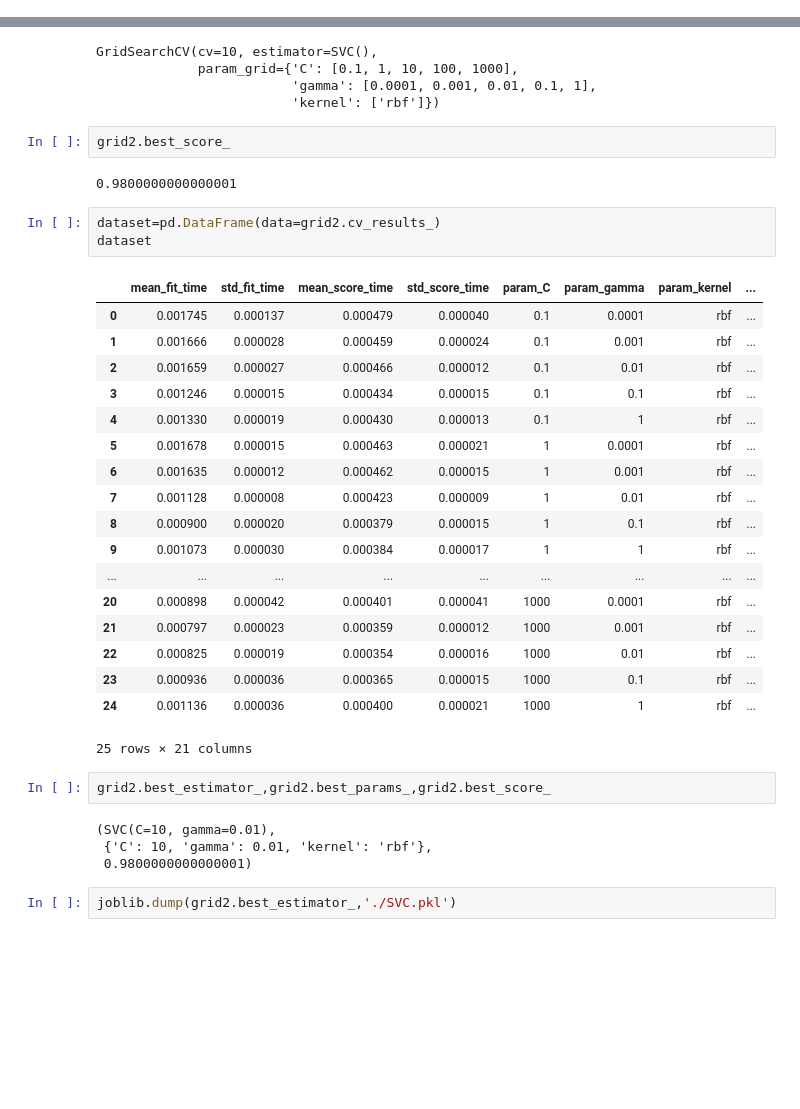
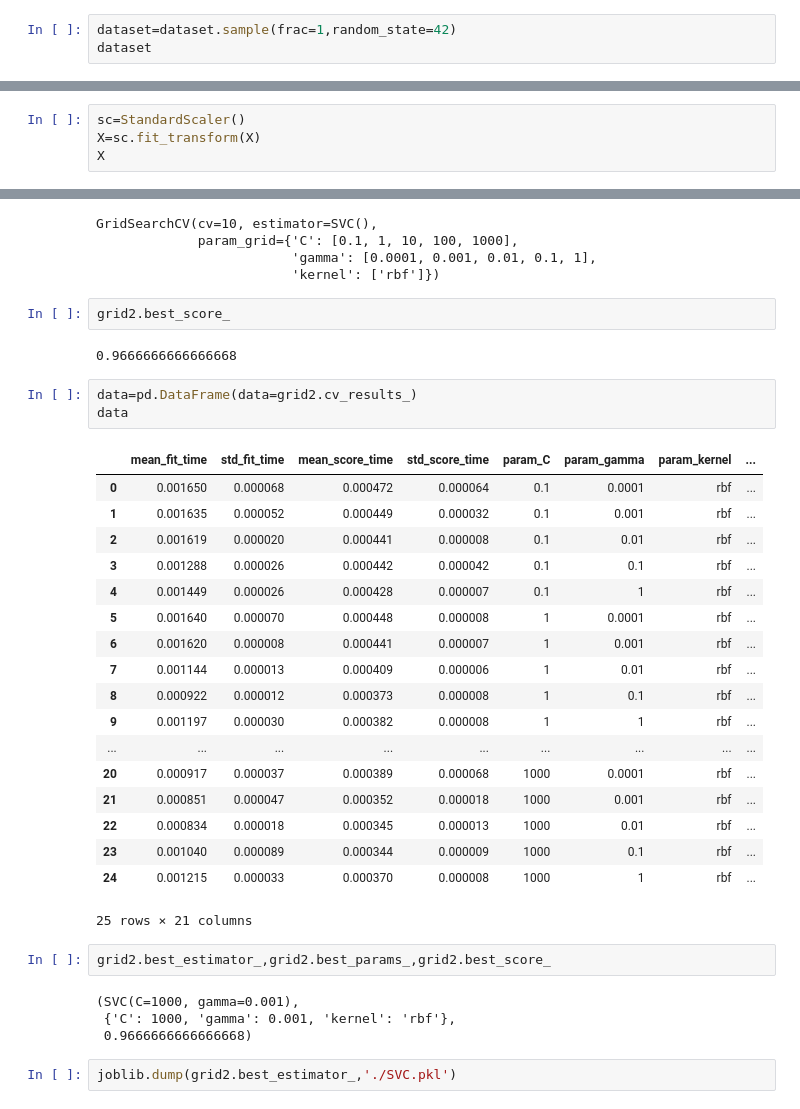
Before and after one commit to PriyankaSharma0925/Kaggle, a Jupyter notebook: irisgridsearchcv.ipynb, the cells around one changed output, grey strips where cells are left out. Drawn from its saved outputs; the diff is of its cells as text; blank space fills up the shorter version.

```diff
--- a/irisgridsearchcv.ipynb
+++ b/irisgridsearchcv.ipynb
@@ -65,3 +71,6 @@ dataset.head()
 | 2 | 4.7 | 3.2 | 1.3 | 0.2 | Iris-setosa |
 | 3 | 4.6 | 3.1 | 1.5 | 0.2 | Iris-setosa |
 | 4 | 5.0 | 3.6 | 1.4 | 0.2 | Iris-setosa |
+# %%
+dataset=dataset.sample(frac=1,random_state=42)
+dataset
@@ -74,3 +117,7 @@ y=dataset.iloc[:,-1].values
 # ****normnalizing the parameters
 # %%
 from sklearn.preprocessing import StandardScaler
+# %%
+sc=StandardScaler()
+X=sc.fit_transform(X)
+X
@@ -167,35 +242,35 @@ GridSearchCV(cv=10, estimator=SVC(),
 # %%
 grid2.best_score_
 # %% [output]
-0.9800000000000001
+0.9666666666666668
 # %%
-dataset=pd.DataFrame(data=grid2.cv_results_)
-dataset
+data=pd.DataFrame(data=grid2.cv_results_)
+data
 # %% [output]
 |  | mean_fit_time | std_fit_time | mean_score_time | std_score_time | param_C | param_gamma | param_kernel | ... |
-| 0 | 0.001745 | 0.000137 | 0.000479 | 0.000040 | 0.1 | 0.0001 | rbf | ... |
-| 1 | 0.001666 | 0.000028 | 0.000459 | 0.000024 | 0.1 | 0.001 | rbf | ... |
-| 2 | 0.001659 | 0.000027 | 0.000466 | 0.000012 | 0.1 | 0.01 | rbf | ... |
-| 3 | 0.001246 | 0.000015 | 0.000434 | 0.000015 | 0.1 | 0.1 | rbf | ... |
-| 4 | 0.001330 | 0.000019 | 0.000430 | 0.000013 | 0.1 | 1 | rbf | ... |
-| 5 | 0.001678 | 0.000015 | 0.000463 | 0.000021 | 1 | 0.0001 | rbf | ... |
-| 6 | 0.001635 | 0.000012 | 0.000462 | 0.000015 | 1 | 0.001 | rbf | ... |
-| 7 | 0.001128 | 0.000008 | 0.000423 | 0.000009 | 1 | 0.01 | rbf | ... |
-| 8 | 0.000900 | 0.000020 | 0.000379 | 0.000015 | 1 | 0.1 | rbf | ... |
-| 9 | 0.001073 | 0.000030 | 0.000384 | 0.000017 | 1 | 1 | rbf | ... |
+| 0 | 0.001650 | 0.000068 | 0.000472 | 0.000064 | 0.1 | 0.0001 | rbf | ... |
+| 1 | 0.001635 | 0.000052 | 0.000449 | 0.000032 | 0.1 | 0.001 | rbf | ... |
+| 2 | 0.001619 | 0.000020 | 0.000441 | 0.000008 | 0.1 | 0.01 | rbf | ... |
+| 3 | 0.001288 | 0.000026 | 0.000442 | 0.000042 | 0.1 | 0.1 | rbf | ... |
+| 4 | 0.001449 | 0.000026 | 0.000428 | 0.000007 | 0.1 | 1 | rbf | ... |
+| 5 | 0.001640 | 0.000070 | 0.000448 | 0.000008 | 1 | 0.0001 | rbf | ... |
+| 6 | 0.001620 | 0.000008 | 0.000441 | 0.000007 | 1 | 0.001 | rbf | ... |
+| 7 | 0.001144 | 0.000013 | 0.000409 | 0.000006 | 1 | 0.01 | rbf | ... |
+| 8 | 0.000922 | 0.000012 | 0.000373 | 0.000008 | 1 | 0.1 | rbf | ... |
+| 9 | 0.001197 | 0.000030 | 0.000382 | 0.000008 | 1 | 1 | rbf | ... |
 | ... | ... | ... | ... | ... | ... | ... | ... | ... |
-| 20 | 0.000898 | 0.000042 | 0.000401 | 0.000041 | 1000 | 0.0001 | rbf | ... |
-| 21 | 0.000797 | 0.000023 | 0.000359 | 0.000012 | 1000 | 0.001 | rbf | ... |
-| 22 | 0.000825 | 0.000019 | 0.000354 | 0.000016 | 1000 | 0.01 | rbf | ... |
-| 23 | 0.000936 | 0.000036 | 0.000365 | 0.000015 | 1000 | 0.1 | rbf | ... |
-| 24 | 0.001136 | 0.000036 | 0.000400 | 0.000021 | 1000 | 1 | rbf | ... |
+| 20 | 0.000917 | 0.000037 | 0.000389 | 0.000068 | 1000 | 0.0001 | rbf | ... |
+| 21 | 0.000851 | 0.000047 | 0.000352 | 0.000018 | 1000 | 0.001 | rbf | ... |
+| 22 | 0.000834 | 0.000018 | 0.000345 | 0.000013 | 1000 | 0.01 | rbf | ... |
+| 23 | 0.001040 | 0.000089 | 0.000344 | 0.000009 | 1000 | 0.1 | rbf | ... |
+| 24 | 0.001215 | 0.000033 | 0.000370 | 0.000008 | 1000 | 1 | rbf | ... |
 25 rows × 21 columns
 # %%
 grid2.best_estimator_,grid2.best_params_,grid2.best_score_
 # %% [output]
-(SVC(C=10, gamma=0.01),
- {'C': 10, 'gamma': 0.01, 'kernel': 'rbf'},
- 0.9800000000000001)
+(SVC(C=1000, gamma=0.001),
+ {'C': 1000, 'gamma': 0.001, 'kernel': 'rbf'},
+ 0.9666666666666668)
 # %%
 joblib.dump(grid2.best_estimator_,'./SVC.pkl')
 # %% [output]
```
Also changed, not shown: parts of 42 cells of this notebook.
